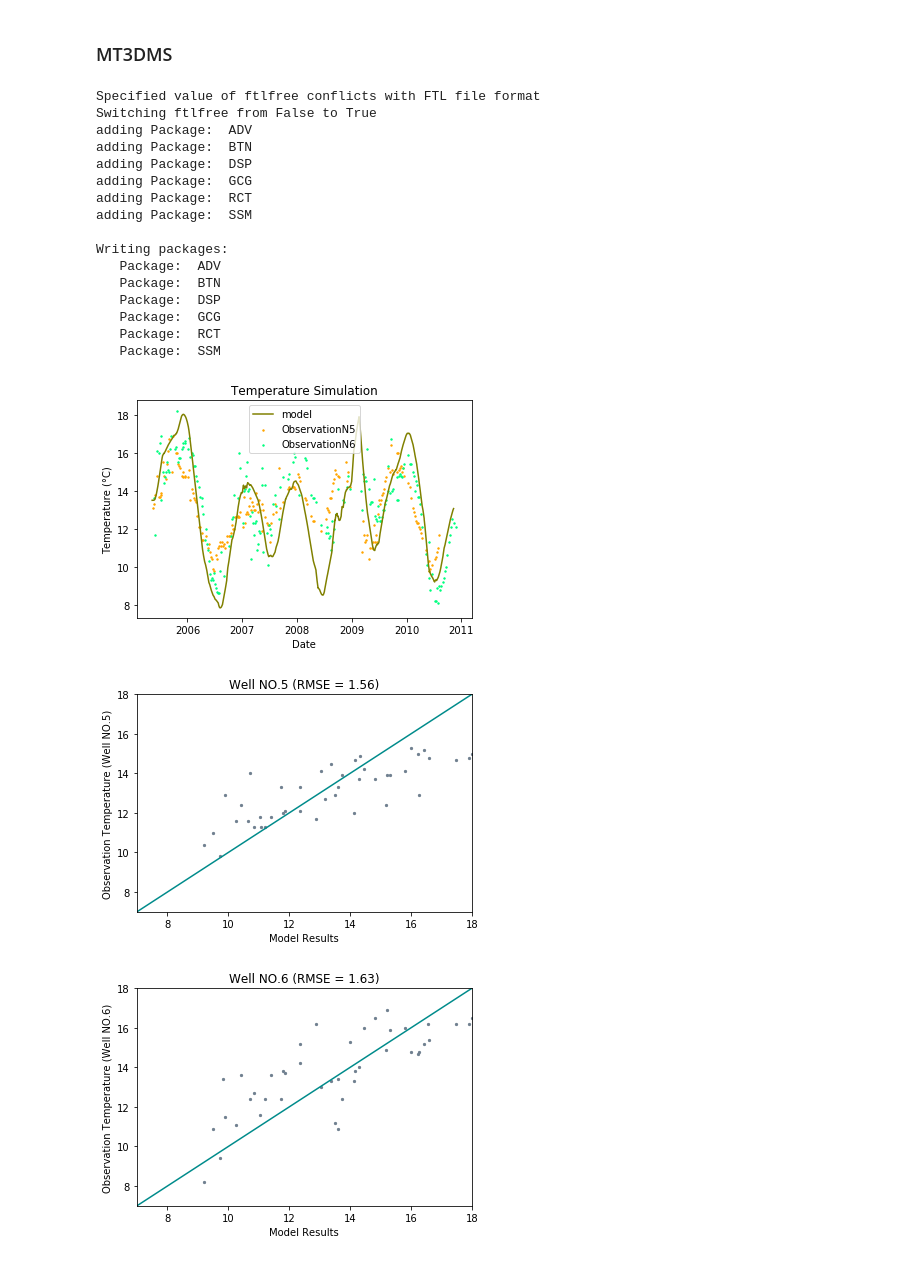
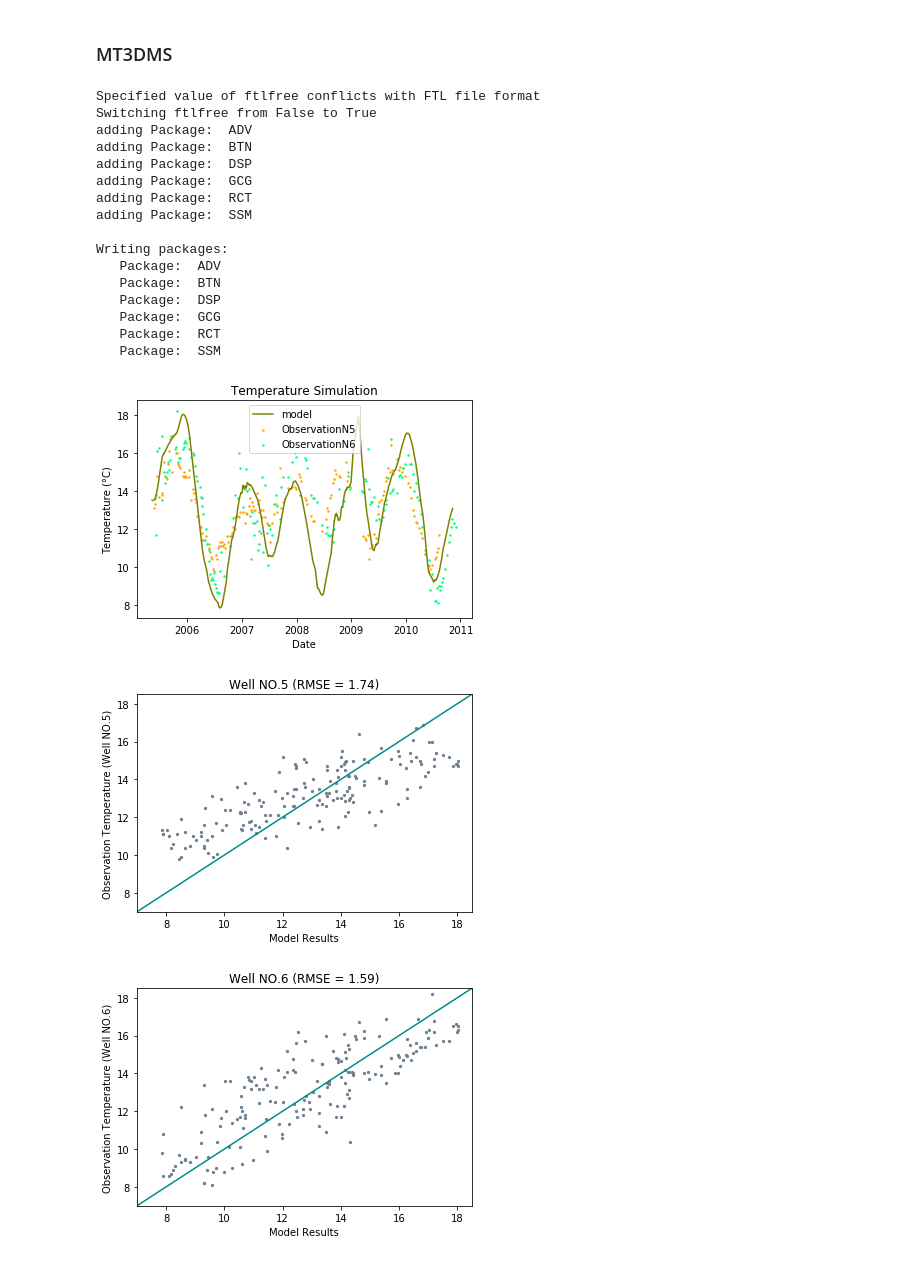
Before and after one commit to inowas/terrence-thesis, a Jupyter notebook: terrence-thesis-weekly.ipynb, the cells around one changed output. Saved outputs shown, nothing was run; the diff lists cells and outputs as text; code cells hidden in the pictures.

```diff
--- a/terrence-thesis-weekly.ipynb
+++ b/terrence-thesis-weekly.ipynb
@@ -576,34 +576,35 @@ ssm = flopy.mt3d.Mt3dSsm(mt, stress_period_data=ssm_data)
 mt.write_input()
 mt.run_model(silent = True)
 
-if os.path.isfile('N5_T.csv'):
-    n = pd.read_csv('N5_T.csv',delimiter=',',header=0,skip_blank_lines=True,index_col=0)
-    w = pd.read_csv('N6_T.csv',delimiter=',',header=0, index_col=0)
+
+if os.path.isfile('MT3D001.OBS'):
+    t = pd.read_csv('MT3D001.OBS',delimiter=' ', nrows=1150,skiprows=[0,1],skipinitialspace=True,skip_blank_lines=True,usecols=[1,2])
+else:
+    os.chdir(workspace)
+    t = pd.read_csv('MT3D001.OBS',delimiter=' ', nrows=1150,skiprows=[0,1],skipinitialspace=True,skip_blank_lines=True,usecols=[1,2])
+
+if os.path.isfile('N5_T-weekly.csv'):
+    n = pd.read_csv('N5_T-weekly.csv',delimiter=',',header=0,index_col = 0)
+    w = pd.read_csv('N6_T-weekly.csv',delimiter=',',header=0, index_col = 0)
 else:
     os.chdir("..")
-    n = pd.read_csv('N5_T.csv',delimiter=',',header=0,skip_blank_lines=True,index_col=0)
-    w = pd.read_csv('N6_T.csv',delimiter=',',header=0 ,index_col=0)
-if os.path.isfile('MT3D001.OBS'):
-    t = pd.read_csv('MT3D001.OBS',delimiter=' ', nrows=1150,skiprows=[0,1],skipinitialspace=True,skip_blank_lines=True,usecols=[1,2],index_col=0)
+    n = pd.read_csv('N5_T-weekly.csv',delimiter=',',header=0, index_col = 0)
+    w = pd.read_csv('N6_T-weekly.csv',delimiter=',',header=0 ,index_col = 0)
 
-else:
-    os.chdir(workspace)
-    t = pd.read_csv('MT3D001.OBS',delimiter=' ', nrows=1150,skiprows=[0,1],skipinitialspace=True,skip_blank_lines=True,usecols=[1,2],index_col=0)
-
-t1 = t.index.values
+t1 = t.iloc[:,0].values
 y1 = []
 for i in t1:
     y1.append([datetime.date(2005,5,11)+datetime.timedelta(i-1)])
-t2 = t.iloc[:,0].values
+t2 = t.iloc[:,1].values
 
 
-n1 = n.index.values
+n1 = n['days']
 y2 = []
 for i in n1:
     y2.append([datetime.date(2005,5,11)+datetime.timedelta(np.float64(i-1))])
 n2 = n.iloc[:,0].values
 
-w1 = w.index.values
+w1 = w['days']
 y3 = []
 for i in w1:
     y3.append([datetime.date(2005,5,11)+datetime.timedelta(np.float64(i-1))])
@@ -620,15 +621,16 @@ plt.title('Temperature Simulation')
 plt.show()
 plt.close()
 
-x = t.join(n, how='inner')
-v1 = x.iloc[:,0].values
-v2 = x.iloc[:,1].values
-x1 = [7,18]
-y1 = [7,18]
+x = pd.merge ( t, n,left_on=t.iloc[:,0].values,right_on='days',how='inner')
+
+v1 = x.iloc[:,1].values
+v2 = x.iloc[:,2].values
+x1 = [7,18.5]
+y1 = [7,18.5]
 plt.scatter(v1,v2,s = 5,c='slategray')
 plt.plot(x1,y1,c='darkcyan')
-plt.ylim(7,18)
-plt.xlim(7,18)
+plt.ylim(7,18.5)
+plt.xlim(7,18.5)
 plt.xlabel ( 'Model Results' )
 plt.ylabel ( 'Observation Temperature (Well NO.5)' )
 rmse =  math.sqrt ( mse ( v1, v2 ) )
@@ -637,40 +639,40 @@ plt.title('Well NO.5 (RMSE = ' + str (rmse)+')')
 plt.show()
 plt.close()
 
 
-x = t.join(w, how='inner')
-v1=x.iloc[:,0].values
-v2 = x.iloc[:,1].values
-x = [7,18]
-y = [7,18]
+x = pd.merge ( t, w,left_on= t.iloc[:,0].values, right_on='days',how='inner')
+v1 = x.iloc[:,1].values
+v2 = x.iloc[:,2].values
+x = [7,18.5]
+y = [7,18.5]
 plt.scatter(v1,v2,s = 5,c='slategray')
 plt.plot(x,y,c='darkcyan')
-plt.ylim(7,18)
-plt.xlim(7,18)
+plt.ylim(7,18.5)
+plt.xlim(7,18.5)
 plt.xlabel ( 'Model Results' )
 plt.ylabel ( 'Observation Temperature (Well NO.6)' )
 rmse =  math.sqrt ( mse ( v1, v2 ) )
 rmse = '{:01.2f}'.format(rmse)
 plt.title('Well NO.6 (RMSE = ' + str (rmse)+')')
 plt.show()
 plt.close()
 # %% [output]
 Specified value of ftlfree conflicts with FTL file format
 Switching ftlfree from False to True
 adding Package:  ADV
 adding Package:  BTN
 adding Package:  DSP
 adding Package:  GCG
 adding Package:  RCT
 adding Package:  SSM
 
 Writing packages:
    Package:  ADV
    Package:  BTN
    Package:  DSP
    Package:  GCG
    Package:  RCT
    Package:  SSM
-[figure, old version]
+[figure, new version]
-[figure, old version]
+[figure, new version]
-[figure, old version]
+[figure, new version]
```
Also changed, not shown: 3 other files.
